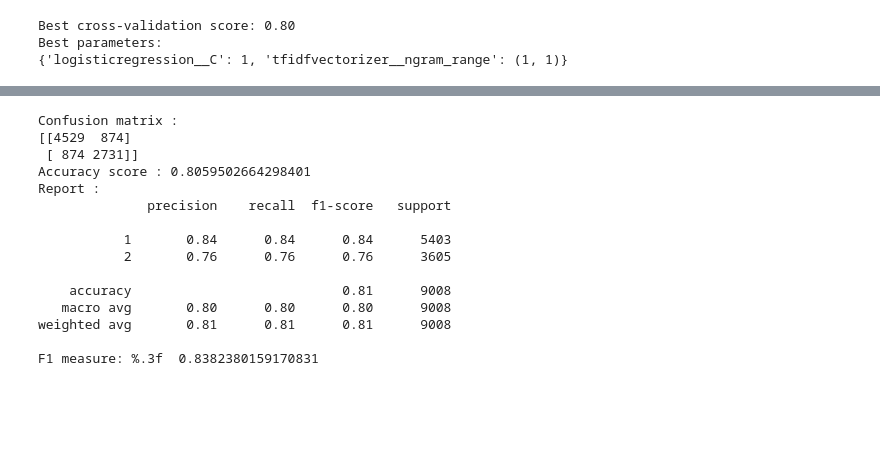
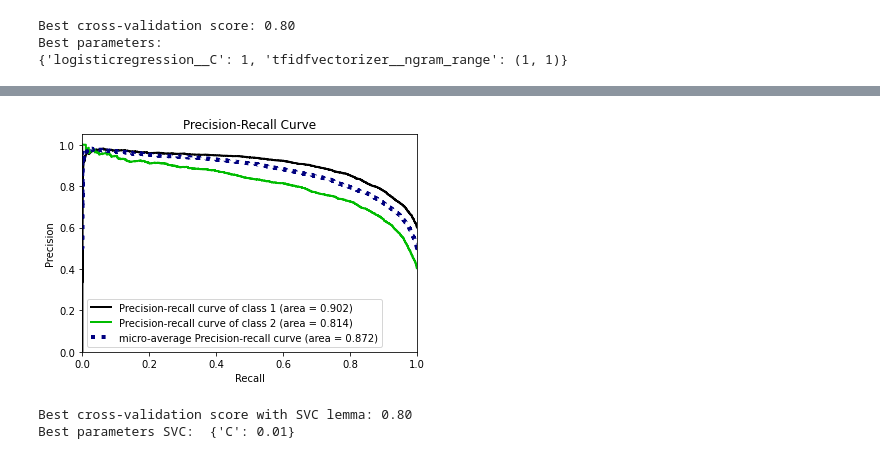
Before and after one commit to bmeenakshi123/MLprojects, a Jupyter notebook: tweet_classifier.ipynb, the cells around one changed output, grey strips where cells are left out. Saved outputs shown, nothing was run; the diff lists cells and outputs as text; code cells hidden in the pictures; blank space fills up the shorter version.

```diff
--- a/tweet_classifier.ipynb
+++ b/tweet_classifier.ipynb
@@ -288,5 +433,5 @@ X_train with max df:
 # %%
-grid = GridSearchCV(LogisticRegression(), param_grid, cv=5)
+grid = GridSearchCV(LogisticRegression(), param_grid, cv=cv)
 
 grid.fit(X_train, y_train)
 
@@ -305,7 +450,7 @@ from sklearn.pipeline import make_pipeline
 pipe = make_pipeline(TfidfVectorizer(min_df=5, norm=None),
                          LogisticRegression())
 param_grid = {'logisticregression__C': [0.001, 0.01, 0.1, 1, 10]}
-grid = GridSearchCV(pipe, param_grid, cv=5)
+grid = GridSearchCV(pipe, param_grid, cv=cv)
 grid.fit(X_train_temp['text'], y_train)
 
 print("Best cross-validation score: {:.2f}".format(grid.best_score_))
@@ -346,7 +491,7 @@ pipe = make_pipeline(TfidfVectorizer(min_df=5), LogisticRegression())
 
 param_grid = {"logisticregression__C": [0.001, 0.01, 0.1, 1, 10, 100],
                   "tfidfvectorizer__ngram_range": [(1, 1), (1, 2), (1, 3)]}
-grid = GridSearchCV(pipe, param_grid, cv=5)
+grid = GridSearchCV(pipe, param_grid, cv=cv)
 grid.fit(X_train_temp['text'], y_train)
 print("Best cross-validation score: {:.2f}".format(grid.best_score_))
 
@@ -397,7 +543,7 @@ print("X_train_lemma.shape: {}".format(X_train_lemma.shape))
 
 param_grid = {'C': [0.001, 0.01, 0.1, 1, 10]}
 
-grid = GridSearchCV(LogisticRegression(), param_grid, cv=5)
+grid = GridSearchCV(LogisticRegression(), param_grid, cv=cv)
 
 grid.fit(X_train_lemma, y_train)
 
@@ -414,34 +577,22 @@ y_pred = grid.predict(X_test)
-# %%
-from sklearn.metrics import f1_score
-from sklearn.metrics import confusion_matrix
-from sklearn.metrics import accuracy_score
-from sklearn.metrics import classification_report
-
-actual = y_test.tolist()
-results = confusion_matrix(actual, y_pred)
-
-
-print('Confusion matrix :')
-print(results)
-print('Accuracy score :', accuracy_score(actual, y_pred))
-print('Report : ')
-print(classification_report(actual, y_pred))
-
-f1 = f1_score(actual, y_pred, average='binary')
-print('F1 measure: %.3f ', f1)
-# %% [output]
-Confusion matrix :
-[[4529  874]
- [ 874 2731]]
-Accuracy score : 0.8059502664298401
-Report :
-              precision    recall  f1-score   support
-
-           1       0.84      0.84      0.84      5403
-           2       0.76      0.76      0.76      3605
-
-    accuracy                           0.81      9008
-   macro avg       0.80      0.80      0.80      9008
-weighted avg       0.81      0.81      0.81      9008
-
-F1 measure: %.3f  0.8382380159170831
+# %%
+y_prob = grid.predict_proba(X_test)
+skplt.metrics.plot_precision_recall_curve(y_test, y_prob)
+plt.show()
+# %% [output]
+[figure, added]
+# %%
+# SVC Model
+from sklearn.svm import LinearSVC
+
+param_grid = {'C': [0.001, 0.01, 0.1, 1, 10]}
+
+grid = GridSearchCV(LinearSVC(), param_grid, cv=cv)
+
+grid.fit(X_train_lemma, y_train)
+
+print("Best cross-validation score with SVC lemma: {:.2f}".format(grid.best_score_))
+
+print("Best parameters SVC: ", grid.best_params_)
+# %% [output]
+Best cross-validation score with SVC lemma: 0.80
+Best parameters SVC:  {'C': 0.01}
```
Also changed, not shown: parts of 48 cells of this notebook.
